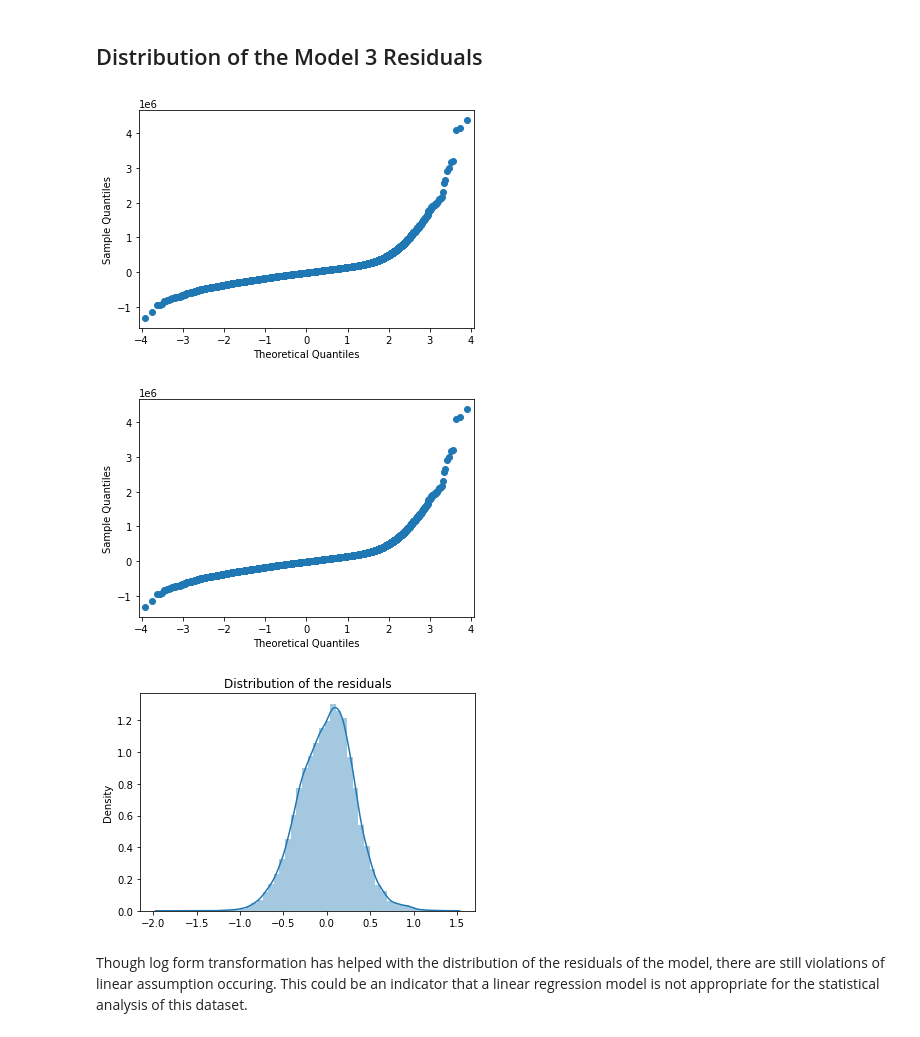
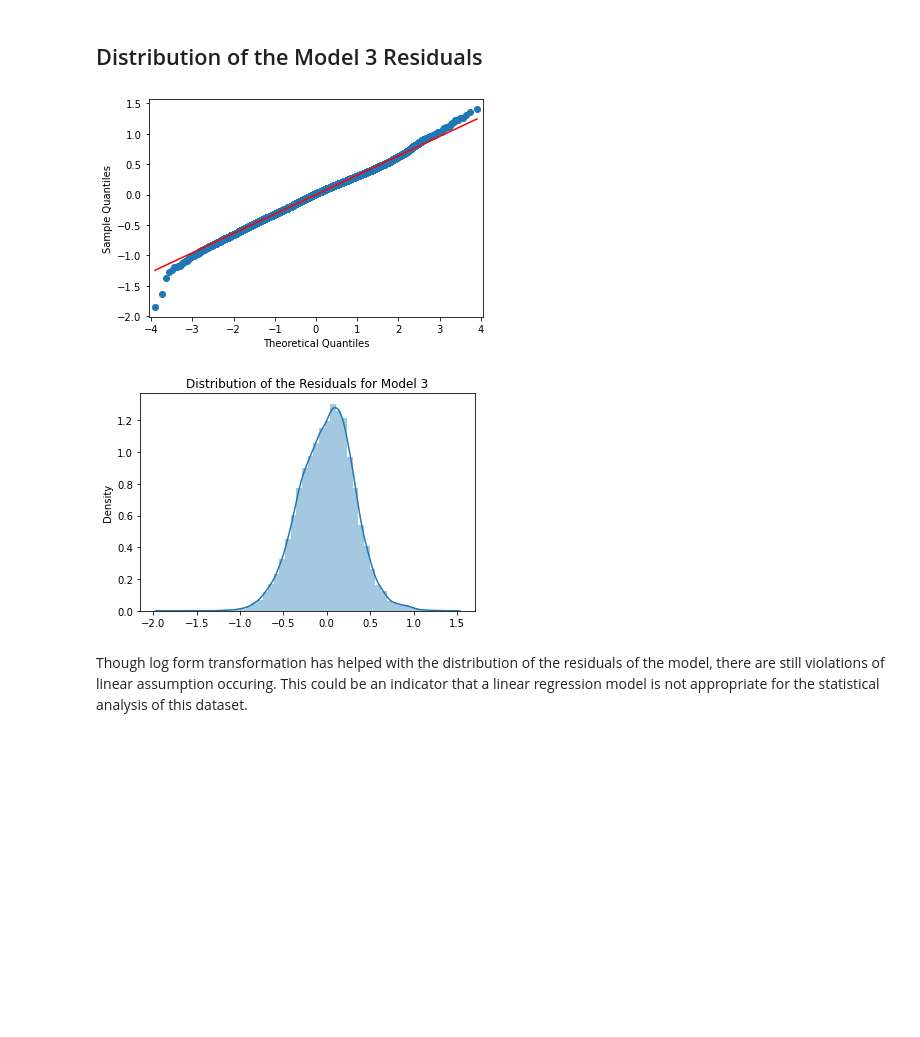
Before and after one commit to emilykmarsh/Henbart-LLC-House-Features-Statistical-Analysis, a Jupyter notebook: student.ipynb, the cells around one changed output. Cells and saved outputs as stored; diff of their text form; code cells hidden in the pictures; blank space fills up the shorter version.

```diff
--- a/student.ipynb
+++ b/student.ipynb
@@ -1197,16 +1204,17 @@ Similar to the models before, the distributition of the data seems to follow a s
 ## Distribution of the Model 3 Residuals
 # %%
 #QQ Plots
-sm.qqplot(residuals)
+sm.qqplot(residuals, line='s')
+plt.savefig("Model3QQPlot.jpg");
 # %% [output]
-[figure, old version]
+[figure, new version]
-[figure, removed]
 # %%
 residuals = model3.resid
 p = sns.distplot(residuals,kde=True)
-p = plt.title('Distribution of the residuals');
+p = plt.title('Distribution of the Residuals for Model 3')
+plt.savefig("Model3Hist.jpg");
 # %% [output]
-[figure, old version]
+[figure, new version]
 # %% [markdown]
 Though log form transformation has helped with the distribution of the residuals of the model, there are still violations of linear assumption occuring. This could be an indicator that a linear regression model is not appropriate for the statistical analysis of this dataset.
 # %% [markdown]
```
Also changed, not shown: parts of 9 cells of this notebook, 7 other files.
